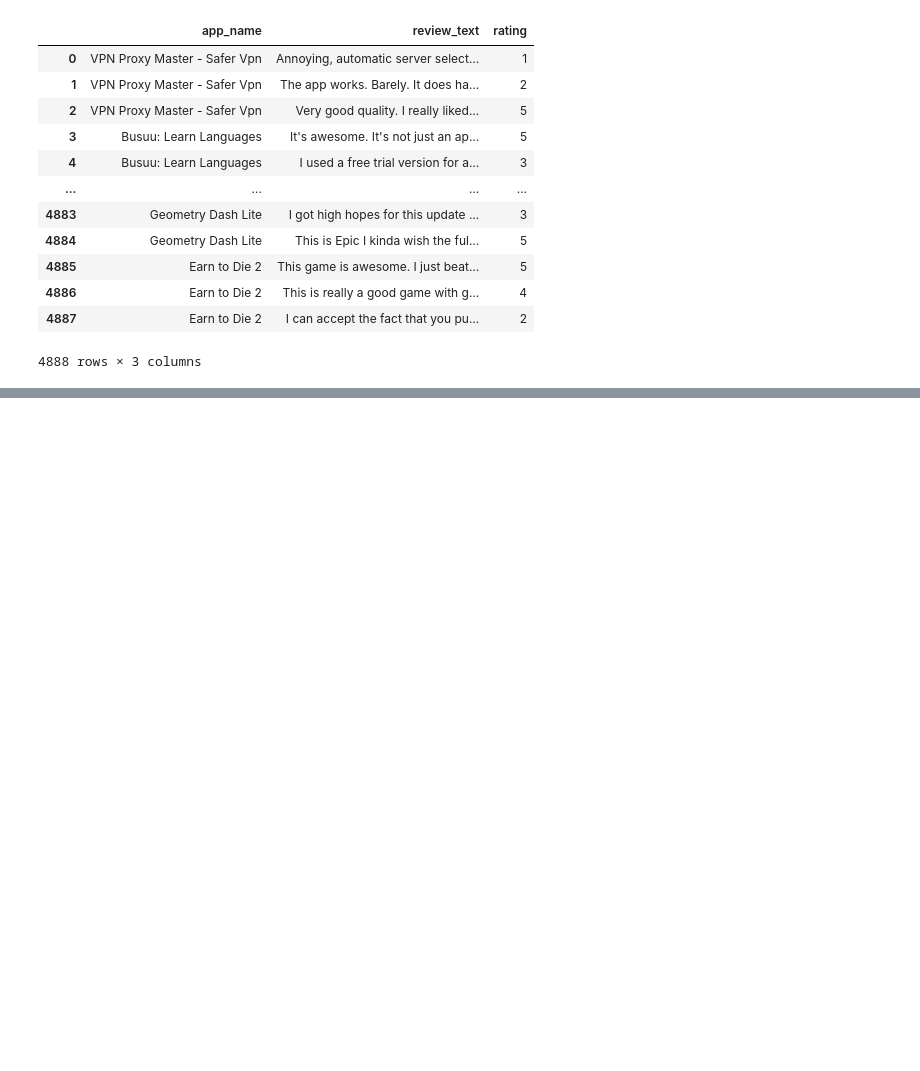
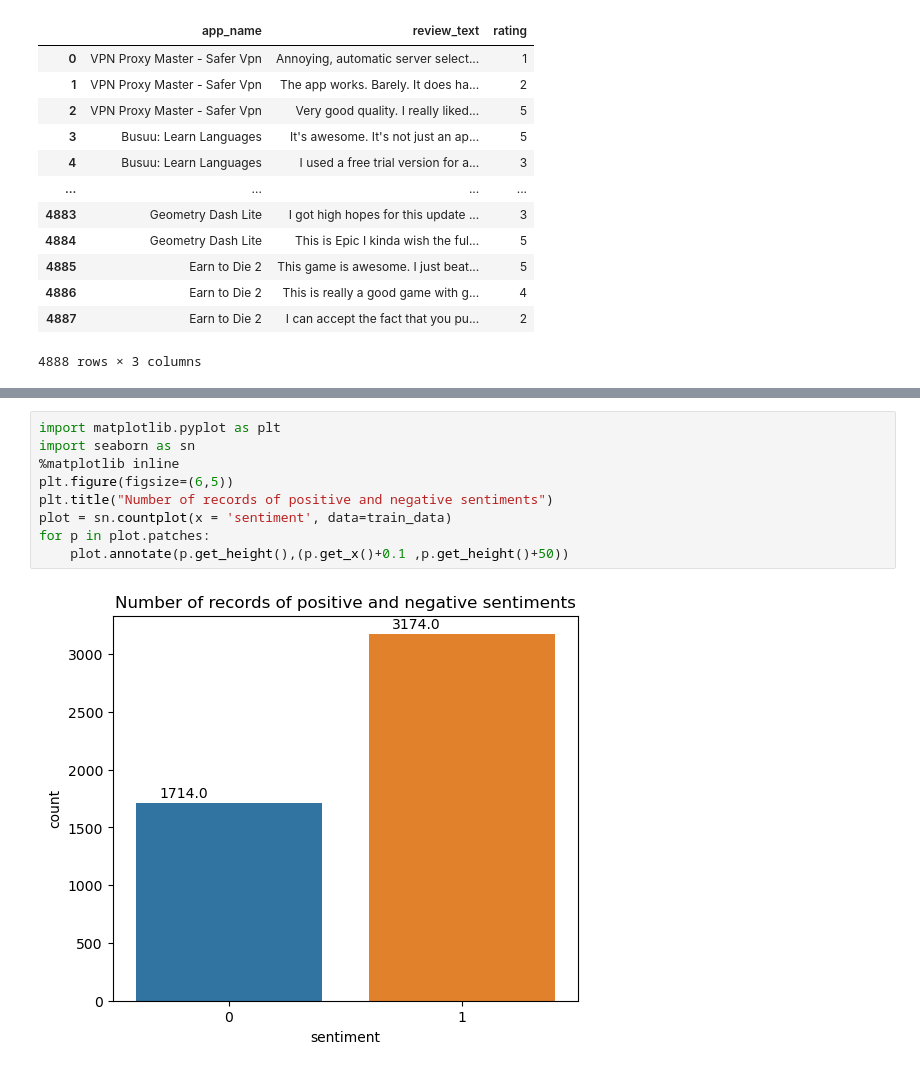
Before and after one commit to aq2oo3/mec-mini-projects, a Jupyter notebook: S.ipynb, the cells around one changed output, grey strips where cells are left out. Drawn from its saved outputs; the diff is of its cells as text; blank space fills up the shorter version.

```diff
--- a/S.ipynb
+++ b/S.ipynb
@@ -158,0 +82,11 @@ predict_sentiment(test_sentence2)
+# %%
+import matplotlib.pyplot as plt
+import seaborn as sn
+%matplotlib inline
+plt.figure(figsize=(6,5))
+plt.title("Number of records of positive and negative sentiments")
+plot = sn.countplot(x = 'sentiment', data=train_data)
+for p in plot.patches:
+    plot.annotate(p.get_height(),(p.get_x()+0.1 ,p.get_height()+50))
+# %% [output]
+[figure, added]
```
Also changed, not shown: parts of 35 cells of this notebook.
